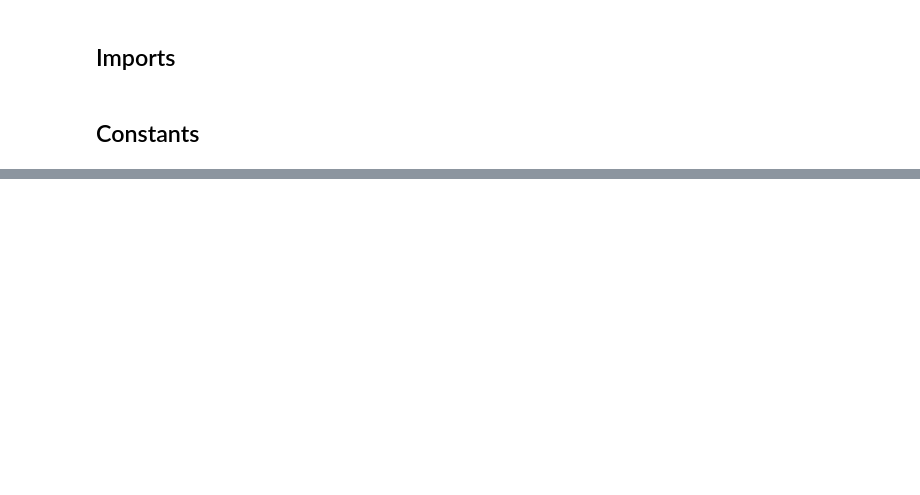
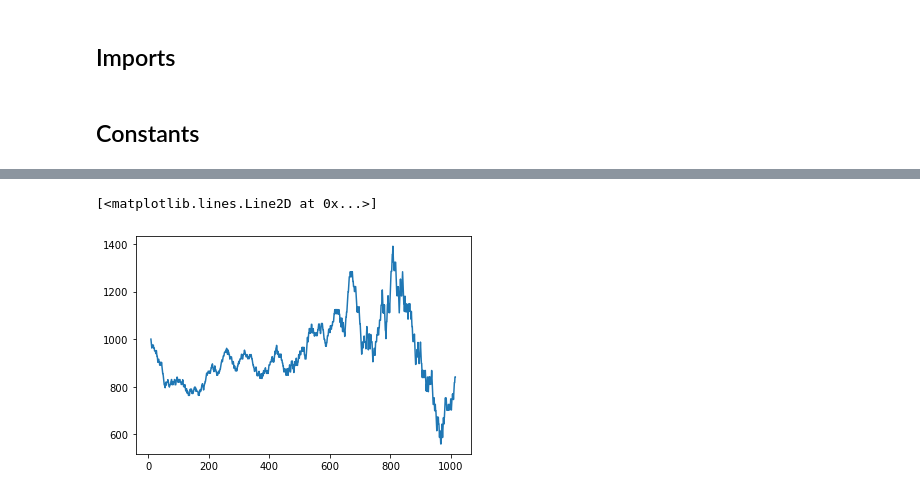
Before and after one commit to andpuc23/Planning_final_stock, a Jupyter notebook: pipeline.ipynb, the cells around one changed output, grey strips where cells are left out. Drawn from its saved outputs; the diff is of its cells as text; code cells hidden in the pictures; blank space fills up the shorter version.

```diff
--- a/pipeline.ipynb
+++ b/pipeline.ipynb
@@ -21,0 +19,2 @@ env = Environment(data=df, stock_name='AFKS', initial_money=1000)
+# %%
+day_count = env.data.shape[0]
@@ -21,0 +65,5 @@ env = Environment(data=df, stock_name='AFKS', initial_money=1000)
+# %%
+plt.plot(range(9, day_count), env.money)
+# %% [output]
+[<matplotlib.lines.Line2D at 0x...>]
+[figure, added]
```
Also changed, not shown: parts of 10 cells of this notebook, 2 other files.
